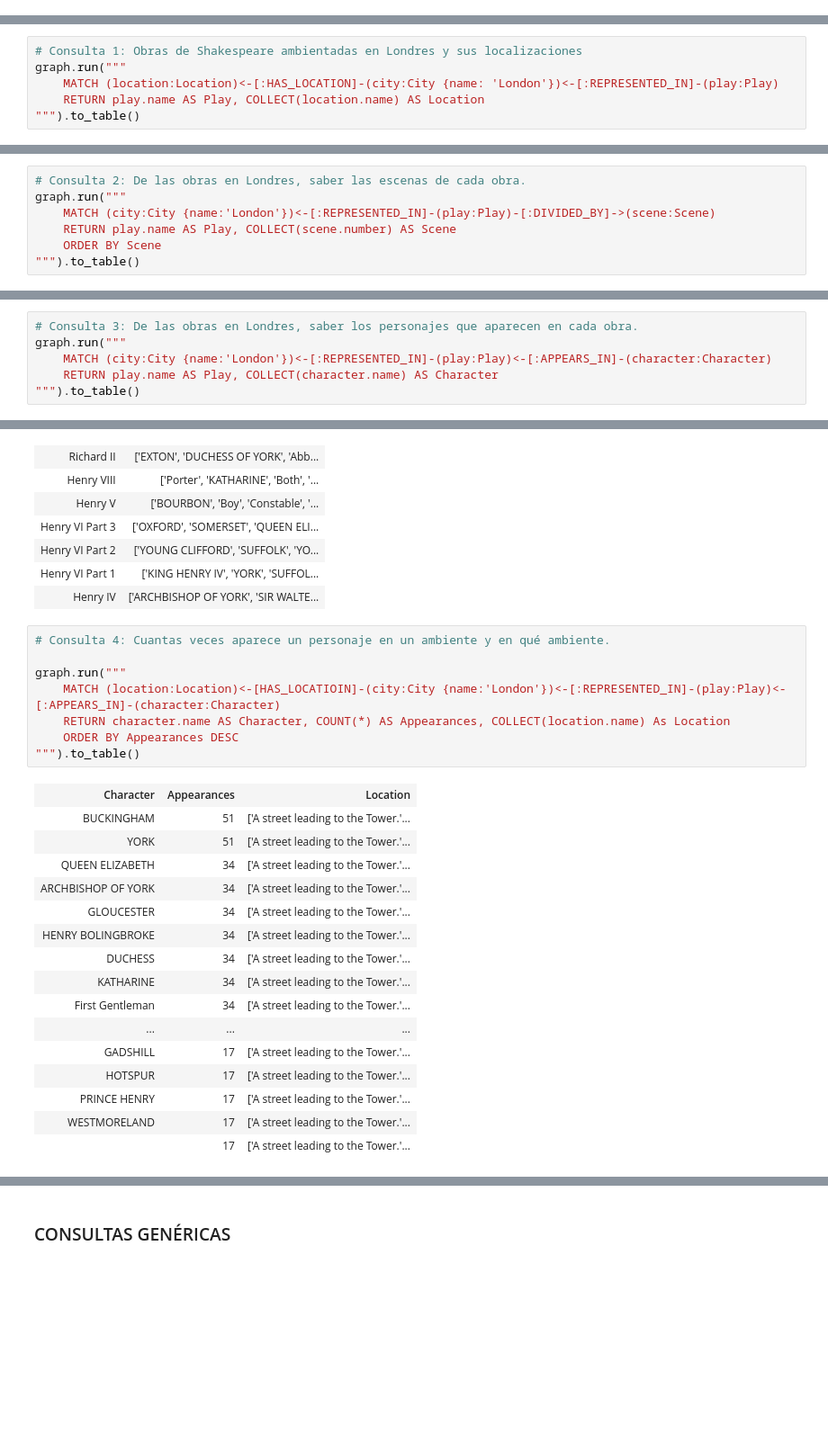
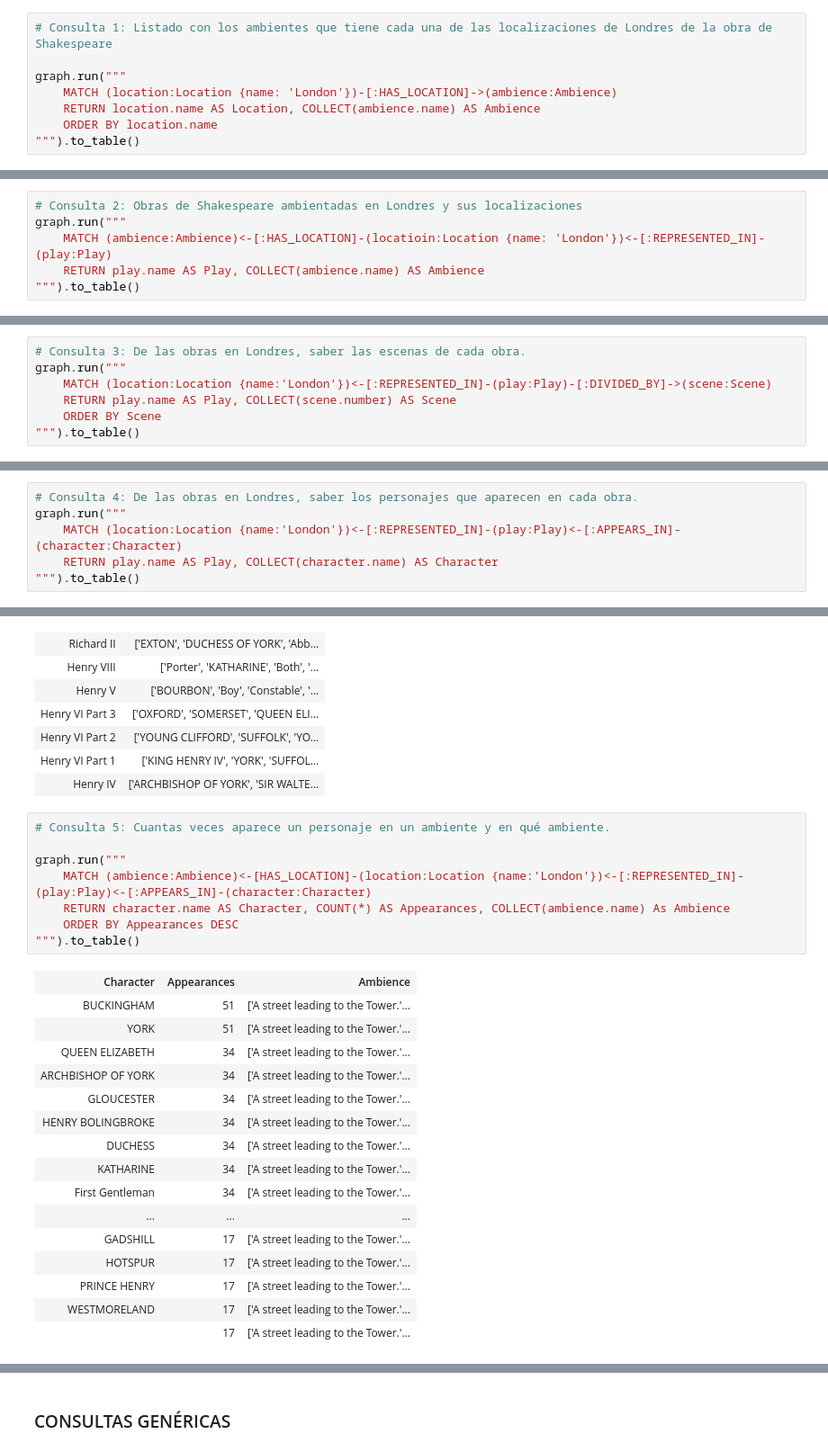
Before and after one commit to jorgedediosb/datahack, a Jupyter notebook: modulo_2-NoSQL/datahack-nosql-v4/work/practica/shakespeare_locations_neo4j.ipynb, the cells around one changed output, grey strips where cells are left out. Shown at 90% size. Saved outputs shown, nothing was run; the diff lists cells and outputs as text; blank space fills up the shorter version.

```diff
--- a/modulo_2-NoSQL/datahack-nosql-v4/work/practica/shakespeare_locations_neo4j.ipynb
+++ b/modulo_2-NoSQL/datahack-nosql-v4/work/practica/shakespeare_locations_neo4j.ipynb
@@ -287,2 +300,10 @@ DELETE city
 # %% [markdown]
 ### CONSULTAS CASO DE USO
+# %%
+# Consulta 1: Listado con los ambientes que tiene cada una de las localizaciones de Londres de la obra de Shakespeare
+
+graph.run("""
+    MATCH (location:Location {name: 'London'})-[:HAS_LOCATION]->(ambience:Ambience)
+    RETURN location.name AS Location, COLLECT(ambience.name) AS Ambience
+    ORDER BY location.name
+""").to_table()
@@ -289,7 +313,7 @@ DELETE city
 # %%
-# Consulta 1: Obras de Shakespeare ambientadas en Londres y sus localizaciones
+# Consulta 2: Obras de Shakespeare ambientadas en Londres y sus localizaciones
 graph.run("""
-    MATCH (location:Location)<-[:HAS_LOCATION]-(city:City {name: 'London'})<-[:REPRESENTED_IN]-(play:Play)
-    RETURN play.name AS Play, COLLECT(location.name) AS Location
+    MATCH (ambience:Ambience)<-[:HAS_LOCATION]-(locatioin:Location {name: 'London'})<-[:REPRESENTED_IN]-(play:Play)
+    RETURN play.name AS Play, COLLECT(ambience.name) AS Ambience
 """).to_table()
 # %% [output]
@@ -303,9 +327,9 @@ graph.run("""
 | Henry VI Part 1 | ['A street leading to the Tower.'... |
 | Henry IV | ['A street leading to the Tower.'... |
 # %%
-# Consulta 2: De las obras en Londres, saber las escenas de cada obra.
+# Consulta 3: De las obras en Londres, saber las escenas de cada obra.
 graph.run("""
-    MATCH (city:City {name:'London'})<-[:REPRESENTED_IN]-(play:Play)-[:DIVIDED_BY]->(scene:Scene)
+    MATCH (location:Location {name:'London'})<-[:REPRESENTED_IN]-(play:Play)-[:DIVIDED_BY]->(scene:Scene)
     RETURN play.name AS Play, COLLECT(scene.number) AS Scene
     ORDER BY Scene
 """).to_table()
@@ -320,9 +344,9 @@ graph.run("""
 | Richard II | ['SCENE VI. Windsor castle.', 'SC... |
 | Henry VI Part 3 | ['SCENE VII. London. The palace.'... |
 # %%
-# Consulta 3: De las obras en Londres, saber los personajes que aparecen en cada obra.
+# Consulta 4: De las obras en Londres, saber los personajes que aparecen en cada obra.
 graph.run("""
-    MATCH (city:City {name:'London'})<-[:REPRESENTED_IN]-(play:Play)<-[:APPEARS_IN]-(character:Character)
+    MATCH (location:Location {name:'London'})<-[:REPRESENTED_IN]-(play:Play)<-[:APPEARS_IN]-(character:Character)
     RETURN play.name AS Play, COLLECT(character.name) AS Character
 """).to_table()
 # %% [output]
@@ -336,15 +360,15 @@ graph.run("""
 | Henry VI Part 1 | ['KING HENRY IV', 'YORK', 'SUFFOL... |
 | Henry IV | ['ARCHBISHOP OF YORK', 'SIR WALTE... |
 # %%
-# Consulta 4: Cuantas veces aparece un personaje en un ambiente y en qué ambiente.
+# Consulta 5: Cuantas veces aparece un personaje en un ambiente y en qué ambiente.
 
 graph.run("""
-    MATCH (location:Location)<-[HAS_LOCATIOIN]-(city:City {name:'London'})<-[:REPRESENTED_IN]-(play:Play)<-[:APPEARS_IN]-(character:Character)
-    RETURN character.name AS Character, COUNT(*) AS Appearances, COLLECT(location.name) As Location
+    MATCH (ambience:Ambience)<-[HAS_LOCATION]-(location:Location {name:'London'})<-[:REPRESENTED_IN]-(play:Play)<-[:APPEARS_IN]-(character:Character)
+    RETURN character.name AS Character, COUNT(*) AS Appearances, COLLECT(ambience.name) As Ambience
     ORDER BY Appearances DESC
 """).to_table()
 # %% [output]
-| Character | Appearances | Location |
+| Character | Appearances | Ambience |
 | BUCKINGHAM | 51 | ['A street leading to the Tower.'... |
 | YORK | 51 | ['A street leading to the Tower.'... |
 | QUEEN ELIZABETH | 34 | ['A street leading to the Tower.'... |
```
Also changed, not shown: parts of 24 cells of this notebook, 4 other files.
